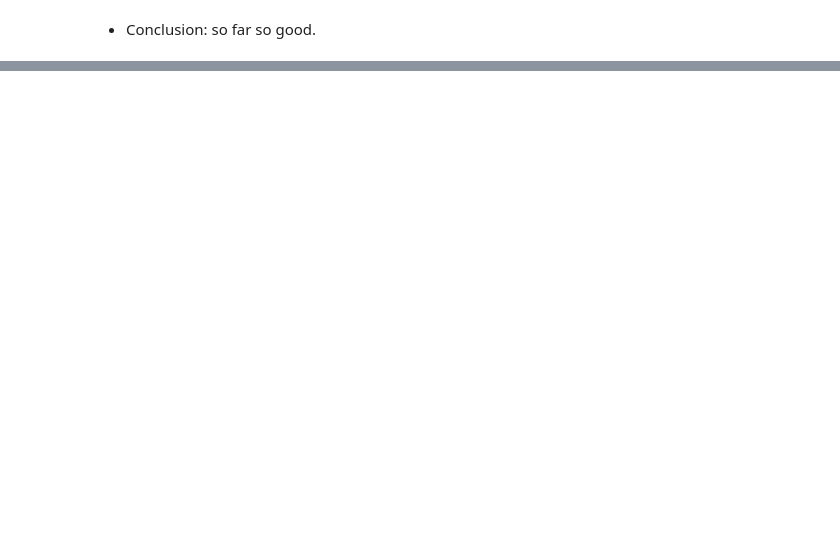
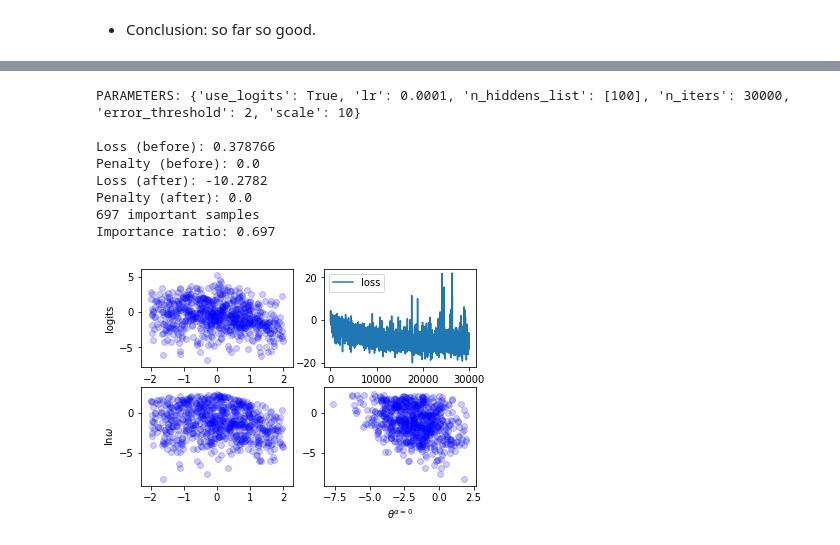
Before and after one commit to physicsliupeng/nn4fun, a Jupyter notebook: nn4infer/Importance Sampling.ipynb, the cells around one changed output, grey strips where cells are left out. Saved outputs shown, nothing was run; the diff lists cells and outputs as text; code cells hidden in the pictures; blank space fills up the shorter version.

```diff
--- a/nn4infer/Importance Sampling.ipynb
+++ b/nn4infer/Importance Sampling.ipynb
@@ -257,0 +417,27 @@ plt.show()
+# %%
+%%time
+
+tf.reset_default_graph()
+
+n_dims = 10
+log_p = get_log_p(n_dims)
+kwargs = {
+  'use_logits': True,
+  'lr': 1e-4,
+  'n_hiddens_list': [100],
+  'n_iters': 30000,
+  'error_threshold': 2,
+  'scale': 10,
+}
+print('PARAMETERS:', kwargs, '\n')
+test(log_p, n_dims, **kwargs)
+# %% [output]
+PARAMETERS: {'use_logits': True, 'lr': 0.0001, 'n_hiddens_list': [100], 'n_iters': 30000, 'error_threshold': 2, 'scale': 10}
+
+Loss (before): 0.378766
+Penalty (before): 0.0
+Loss (after): -10.2782
+Penalty (after): 0.0
+697 important samples
+Importance ratio: 0.697
+[figure, added]
```
Also changed, not shown: parts of 24 cells of this notebook.
